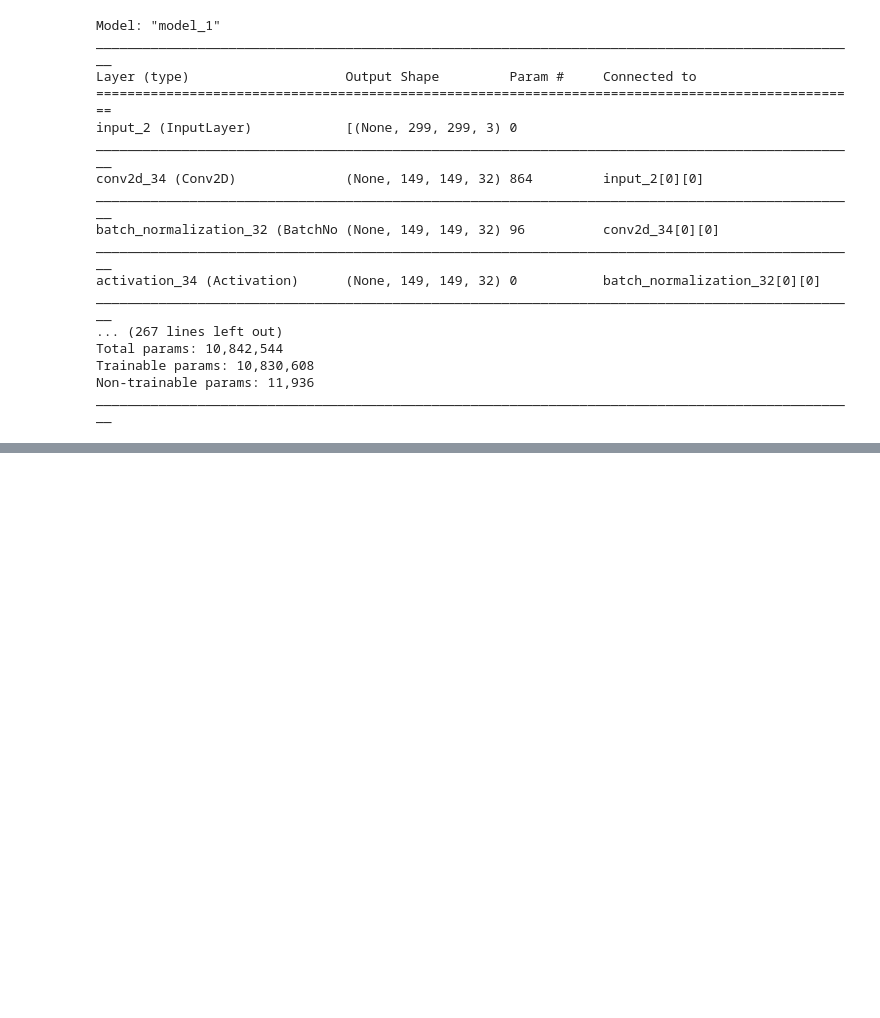
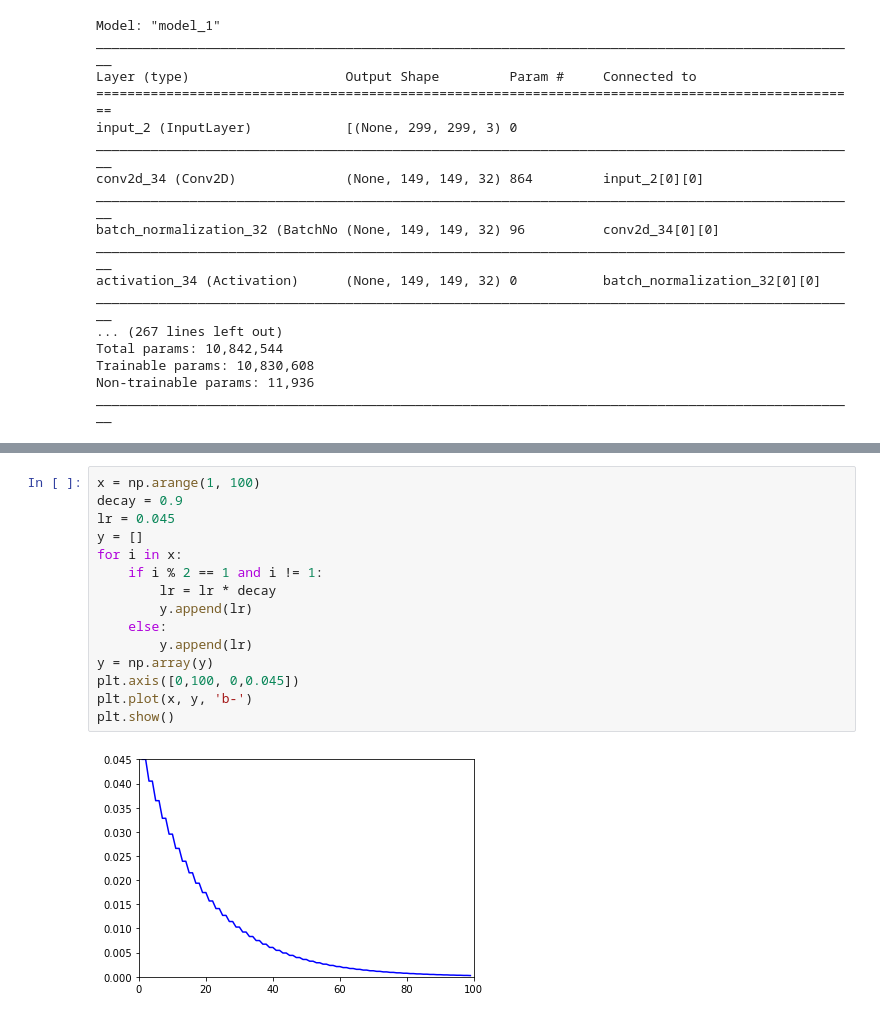
Before and after one commit to kimhwijin/KFood_Models, a Jupyter notebook: test.ipynb, the cells around one changed output, grey strips where cells are left out. Saved outputs shown, nothing was run; the diff lists cells and outputs as text; blank space fills up the shorter version.

```diff
--- a/test.ipynb
+++ b/test.ipynb
@@ -70,0 +127,17 @@ ImportError: cannot import name 'InceptionResNetV2' from 'application.inception_
+# %%
+x = np.arange(1, 100)
+decay = 0.9
+lr = 0.045
+y = []
+for i in x:
+    if i % 2 == 1 and i != 1:
+        lr = lr * decay
+        y.append(lr)
+    else:
+        y.append(lr)
+y = np.array(y)
+plt.axis([0,100, 0,0.045])
+plt.plot(x, y, 'b-')
+plt.show()
+# %% [output]
+[figure, added]
```
Also changed, not shown: parts of 4 cells of this notebook, 3 other files.
